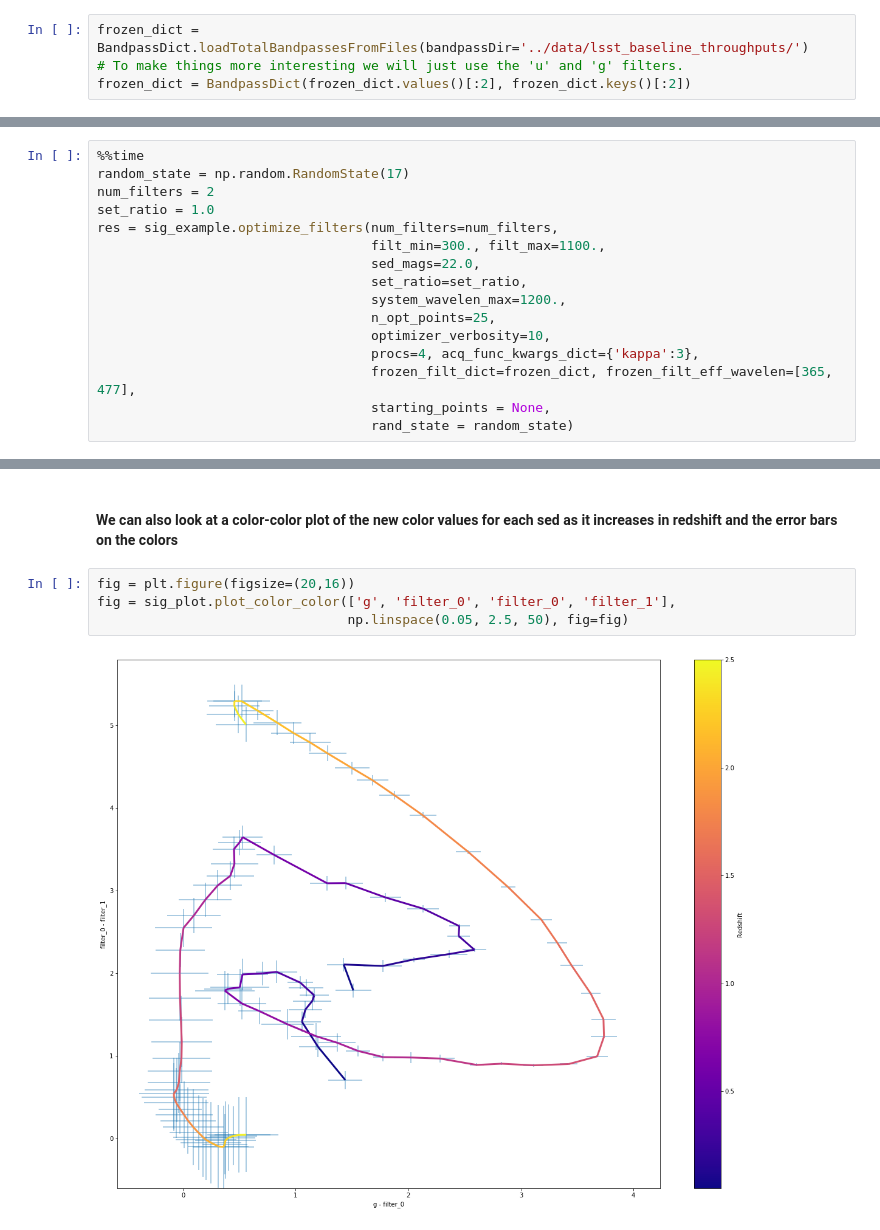
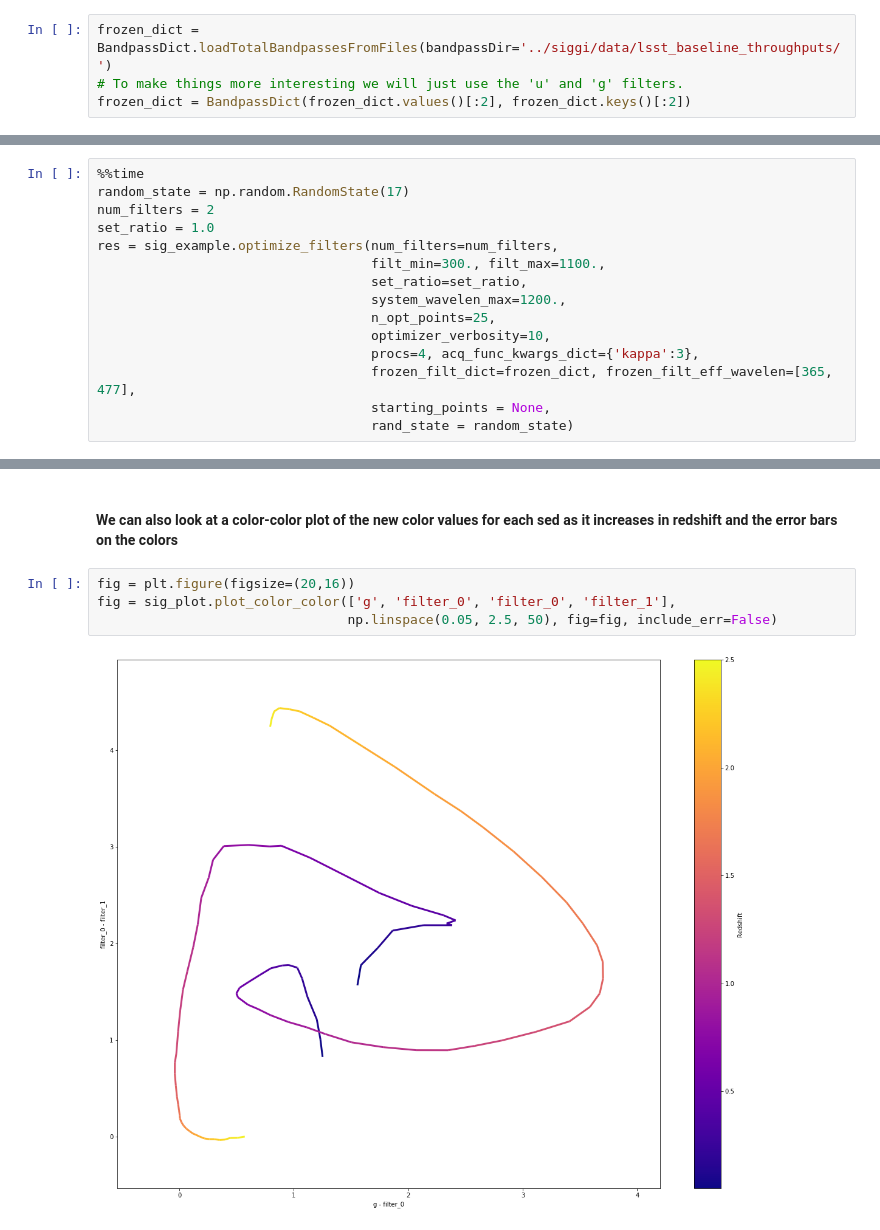
Before and after one commit to dirac-institute/siggi, a Jupyter notebook: examples/Intro_Examples.ipynb, the cells around one changed output, grey strips where cells are left out. Drawn from its saved outputs; the diff is of its cells as text.

```diff
--- a/examples/Intro_Examples.ipynb
+++ b/examples/Intro_Examples.ipynb
@@ -42,7 +42,7 @@ sig_example = siggi([red_spec, blue_spec], [0.5, 0.5], prior_z,
 
 Here we use the LSST *ugrizy* filters
 # %%
-frozen_dict = BandpassDict.loadTotalBandpassesFromFiles(bandpassDir='../data/lsst_baseline_throughputs/')
+frozen_dict = BandpassDict.loadTotalBandpassesFromFiles(bandpassDir='../siggi/data/lsst_baseline_throughputs/')
 # To make things more interesting we will just use the 'u' and 'g' filters.
 frozen_dict = BandpassDict(frozen_dict.values()[:2], frozen_dict.keys()[:2])
 # %% [markdown]
@@ -54,7 +54,6 @@ num_filters = 2
 set_ratio = 1.0
 res = sig_example.optimize_filters(num_filters=num_filters,
                                    filt_min=300., filt_max=1100.,
-                                   sed_mags=22.0,
                                    set_ratio=set_ratio,
                                    system_wavelen_max=1200.,
                                    n_opt_points=25,
@@ -125,9 +124,9 @@ plt.legend(['red_sed', 'blue_sed'] + sig_plot.filter_dict.keys())
 # %%
 fig = plt.figure(figsize=(20,16))
 fig = sig_plot.plot_color_color(['g', 'filter_0', 'filter_0', 'filter_1'],
-                                np.linspace(0.05, 2.5, 50), fig=fig)
+                                np.linspace(0.05, 2.5, 50), fig=fig, include_err=False)
 # %% [output]
-[figure, old version]
+[figure, new version]
 # %%
 fig = plt.figure(figsize=(12,12))
 xi, yi = sig_plot.plot_ig_space(res.Xi, np.abs(res.yi), [0,1], return_centers=True)
```
Also changed, not shown: parts of 4 cells of this notebook, 9 other files.
